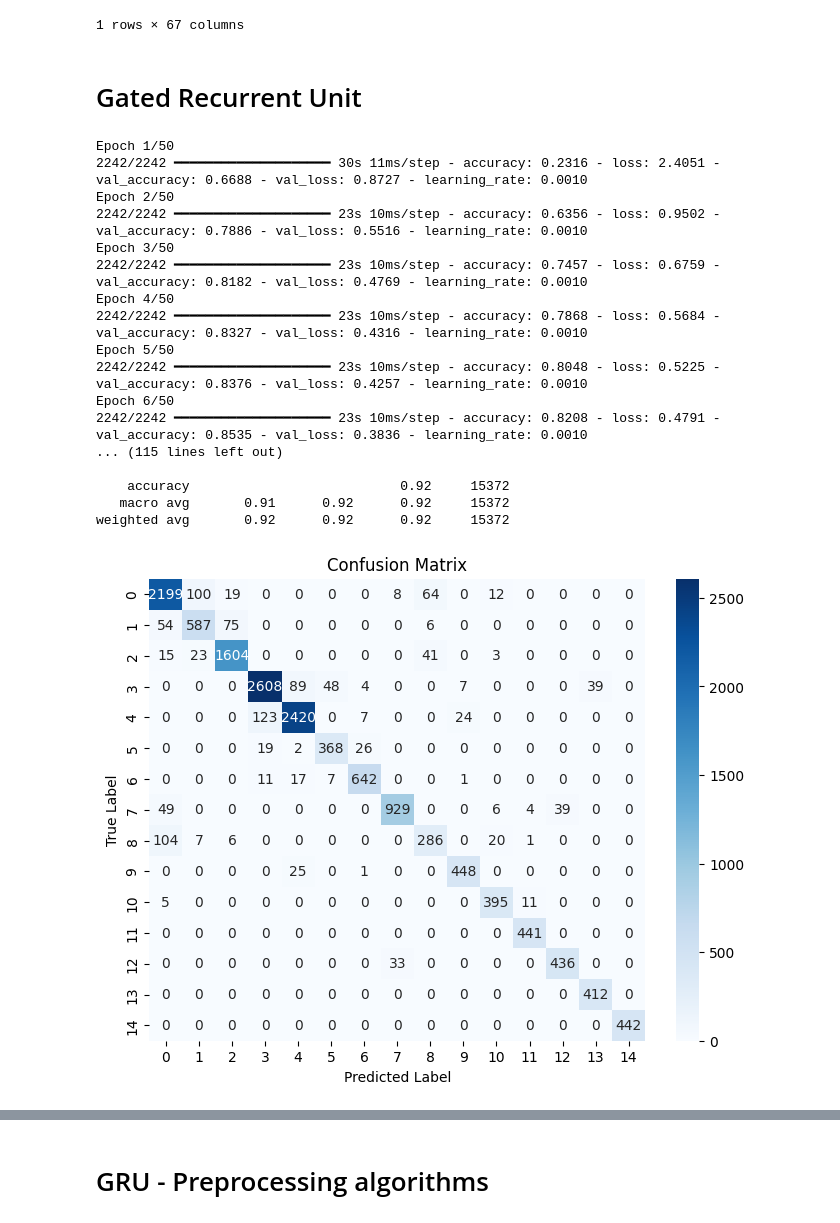
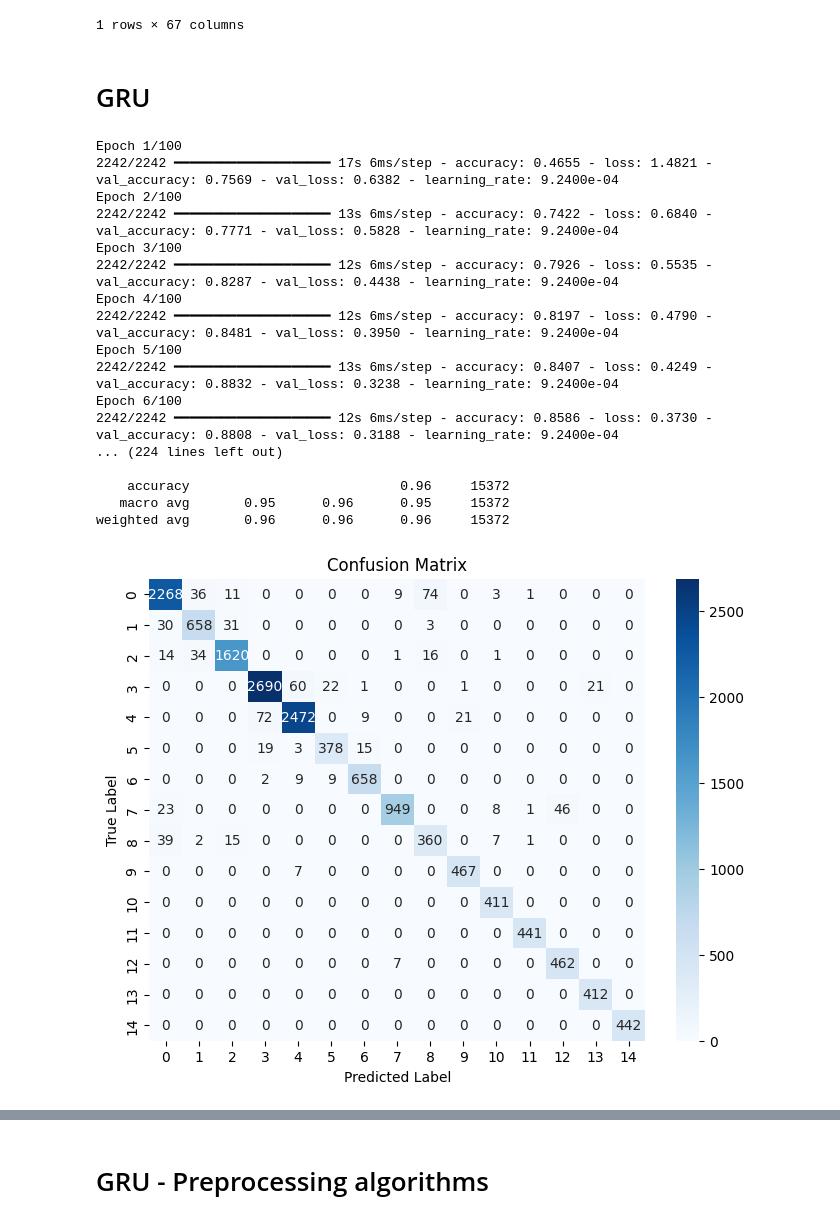
Before and after one commit to kaushikar11/RAI-HER, a Jupyter notebook: RAI-HER-2.ipynb, the cells around one changed output, grey strips where cells are left out. Saved outputs shown, nothing was run; the diff lists cells and outputs as text; code cells hidden in the pictures.

```diff
--- a/RAI-HER-2.ipynb
+++ b/RAI-HER-2.ipynb
@@ -849,34 +854,19 @@ fairness_results
 |  | Description | Accuracy | Base Rate | Selection Rate | Disparate Impact | Statistical Parity Difference | ... |
 | 0 | Ideal Values | N/A | N/A | N/A | 1.0 | 0.0 | ... |
 1 rows × 67 columns
-# %% [markdown]
-# Gated Recurrent Unit
+# %% [markdown]
+# GRU
 # %%
-
-# Early stopping to prevent overfitting
-early_stopping = EarlyStopping(monitor='val_loss', patience=10, restore_best_weights=True, verbose=1)
-
-# ReduceLROnPlateau to adjust learning rate dynamically
 reduce_lr = ReduceLROnPlateau(monitor='val_loss', factor=0.5, patience=5, min_lr=1e-6, verbose=1)
 
 def build_gru_model(input_shape, num_classes):
     model = Sequential()
 
-    # GRU layers
-    model.add(GRU(64, return_sequences=True, input_shape=input_shape))
-    model.add(Dropout(0.3))
-    model.add(GRU(60, return_sequences=True))
-    model.add(Dropout(0.3))
-    model.add(GRU(55, return_sequences=True))
-    model.add(Dropout(0.3))
-    model.add(GRU(50))
+    # Single GRU Layer with 128 units
+    model.add(GRU(128, input_shape=input_shape))
     model.add(Dropout(0.2))
 
     # Fully connected layers
-    model.add(Dense(128, activation='relu'))
-    model.add(BatchNormalization())
-    model.add(Dropout(0.2))
-
     model.add(Dense(64, activation='relu'))
     model.add(BatchNormalization())
     model.add(Dropout(0.2))
@@ -884,7 +874,7 @@ def build_gru_model(input_shape, num_classes):
     # Output layer
     model.add(Dense(num_classes, activation='softmax'))
 
-    optimizer = Adam(learning_rate=0.001)
+    optimizer = Adam(learning_rate=0.000924)
     model.compile(optimizer=optimizer, loss='sparse_categorical_crossentropy', metrics=['accuracy'])
 
     return model
@@ -893,7 +883,7 @@ def build_gru_model(input_shape, num_classes):
 X = df.drop(columns=['Emotion'])
 y = df['Emotion']
 
-# Splitting Data (Train, Validation, Test)
+# Splitting Data
 X_train, X_temp, y_train, y_temp = train_test_split(X, y, test_size=0.3, random_state=42)
 X_val, X_test, y_val, y_test = train_test_split(X_temp, y_temp, test_size=0.5, random_state=42)
 
@@ -904,9 +894,9 @@ num_classes = len(np.unique(y))
 gru_model = build_gru_model(input_shape, num_classes)
 history = gru_model.fit(
     X_train, y_train,
-    epochs=50, batch_size=32,
+    epochs=100, batch_size=32,
     validation_data=(X_val, y_val),
-    callbacks=[early_stopping, reduce_lr],
+    callbacks=[reduce_lr],
     verbose=1
 )
 
@@ -921,6 +911,7 @@ y_pred = pred_df['Emotion'].values
 pred_df.drop(columns=['Emotion'], inplace=True)
 
 test_df = X_test.copy()
+
 # Compute evaluation metrics
 accuracy = accuracy_score(y_test, predicted_labels)
 precision = precision_score(y_test, predicted_labels, average='weighted')
@@ -937,47 +928,47 @@ print("Classification Report:")
 print(class_report)
 
 # Plot Confusion Matrix
 plt.figure(figsize=(8, 6))
 conf_matrix = tf.math.confusion_matrix(y_test, predicted_labels).numpy()
 sns.heatmap(conf_matrix, annot=True, fmt='d', cmap='Blues', xticklabels=np.unique(y_test), yticklabels=np.unique(y_test))
 plt.xlabel('Predicted Label')
 plt.ylabel('True Label')
 plt.title('Confusion Matrix')
 plt.show()
 
 # --- ROC CURVE FOR MULTI-CLASS TEST DATA ---
 n_classes = len(np.unique(y_test))
 y_test_bin = label_binarize(y_test, classes=np.unique(y_test))
 
 plt.figure(figsize=(8, 6))
 for i in range(n_classes):
     fpr, tpr, _ = roc_curve(y_test_bin[:, i], predictions[:, i])
     roc_auc = auc(fpr, tpr)
     plt.plot(fpr, tpr, lw=2, label=f'Class {i} (AUC = {roc_auc:.2f})')
 
 plt.plot([0, 1], [0, 1], color='gray', linestyle='--')
 plt.xlabel('False Positive Rate')
 plt.ylabel('True Positive Rate')
 plt.title('Multi-Class ROC Curve for Test Data')
 plt.legend(loc='lower right')
 plt.grid(True)
 plt.show()
 # %% [output]
-Epoch 1/50
-2242/2242 ━━━━━━━━━━━━━━━━━━━━ 30s 11ms/step - accuracy: 0.2316 - loss: 2.4051 - val_accuracy: 0.6688 - val_loss: 0.8727 - learning_rate: 0.0010
-Epoch 2/50
-2242/2242 ━━━━━━━━━━━━━━━━━━━━ 23s 10ms/step - accuracy: 0.6356 - loss: 0.9502 - val_accuracy: 0.7886 - val_loss: 0.5516 - learning_rate: 0.0010
-Epoch 3/50
-2242/2242 ━━━━━━━━━━━━━━━━━━━━ 23s 10ms/step - accuracy: 0.7457 - loss: 0.6759 - val_accuracy: 0.8182 - val_loss: 0.4769 - learning_rate: 0.0010
-Epoch 4/50
-2242/2242 ━━━━━━━━━━━━━━━━━━━━ 23s 10ms/step - accuracy: 0.7868 - loss: 0.5684 - val_accuracy: 0.8327 - val_loss: 0.4316 - learning_rate: 0.0010
-Epoch 5/50
-2242/2242 ━━━━━━━━━━━━━━━━━━━━ 23s 10ms/step - accuracy: 0.8048 - loss: 0.5225 - val_accuracy: 0.8376 - val_loss: 0.4257 - learning_rate: 0.0010
-Epoch 6/50
-2242/2242 ━━━━━━━━━━━━━━━━━━━━ 23s 10ms/step - accuracy: 0.8208 - loss: 0.4791 - val_accuracy: 0.8535 - val_loss: 0.3836 - learning_rate: 0.0010
-... (115 lines left out)
+Epoch 1/100
+2242/2242 ━━━━━━━━━━━━━━━━━━━━ 17s 6ms/step - accuracy: 0.4655 - loss: 1.4821 - val_accuracy: 0.7569 - val_loss: 0.6382 - learning_rate: 9.2400e-04
+Epoch 2/100
+2242/2242 ━━━━━━━━━━━━━━━━━━━━ 13s 6ms/step - accuracy: 0.7422 - loss: 0.6840 - val_accuracy: 0.7771 - val_loss: 0.5828 - learning_rate: 9.2400e-04
+Epoch 3/100
+2242/2242 ━━━━━━━━━━━━━━━━━━━━ 12s 6ms/step - accuracy: 0.7926 - loss: 0.5535 - val_accuracy: 0.8287 - val_loss: 0.4438 - learning_rate: 9.2400e-04
+Epoch 4/100
+2242/2242 ━━━━━━━━━━━━━━━━━━━━ 12s 6ms/step - accuracy: 0.8197 - loss: 0.4790 - val_accuracy: 0.8481 - val_loss: 0.3950 - learning_rate: 9.2400e-04
+Epoch 5/100
+2242/2242 ━━━━━━━━━━━━━━━━━━━━ 13s 6ms/step - accuracy: 0.8407 - loss: 0.4249 - val_accuracy: 0.8832 - val_loss: 0.3238 - learning_rate: 9.2400e-04
+Epoch 6/100
+2242/2242 ━━━━━━━━━━━━━━━━━━━━ 12s 6ms/step - accuracy: 0.8586 - loss: 0.3730 - val_accuracy: 0.8808 - val_loss: 0.3188 - learning_rate: 9.2400e-04
+... (224 lines left out)
 
-    accuracy                           0.92     15372
-   macro avg       0.91      0.92      0.92     15372
-weighted avg       0.92      0.92      0.92     15372
+    accuracy                           0.96     15372
+   macro avg       0.95      0.96      0.95     15372
+weighted avg       0.96      0.96      0.96     15372
-[figure, old version]
+[figure, new version]
```
Also changed, not shown: parts of 17 cells of this notebook.
